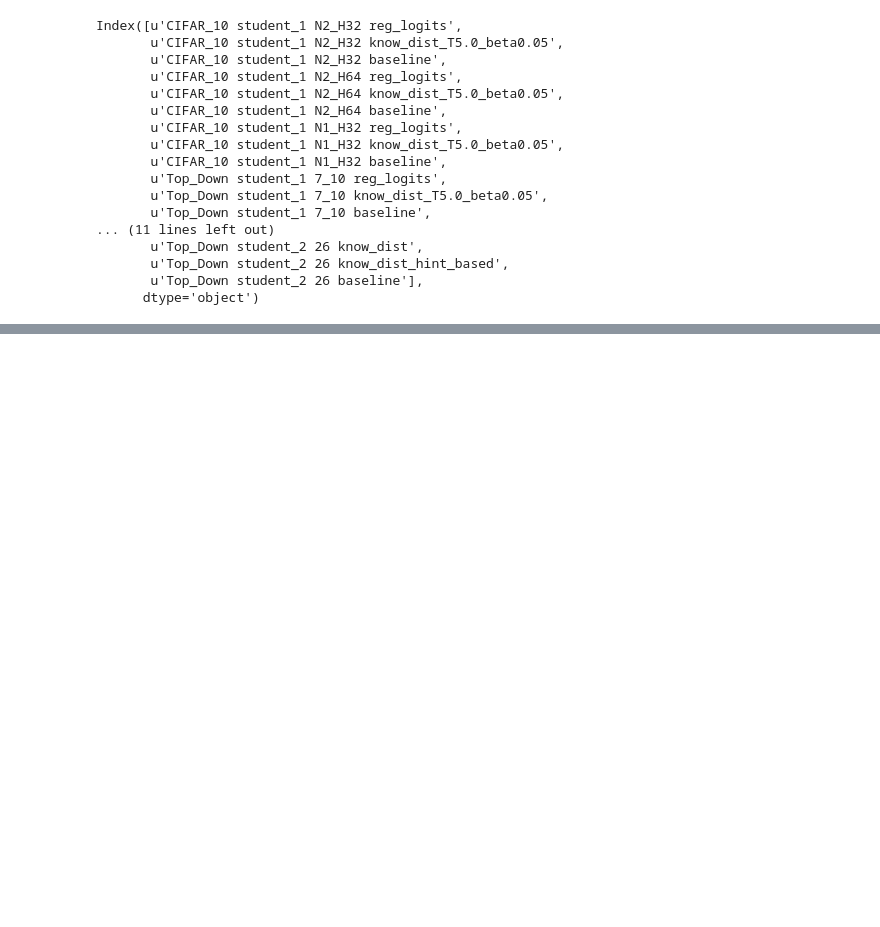
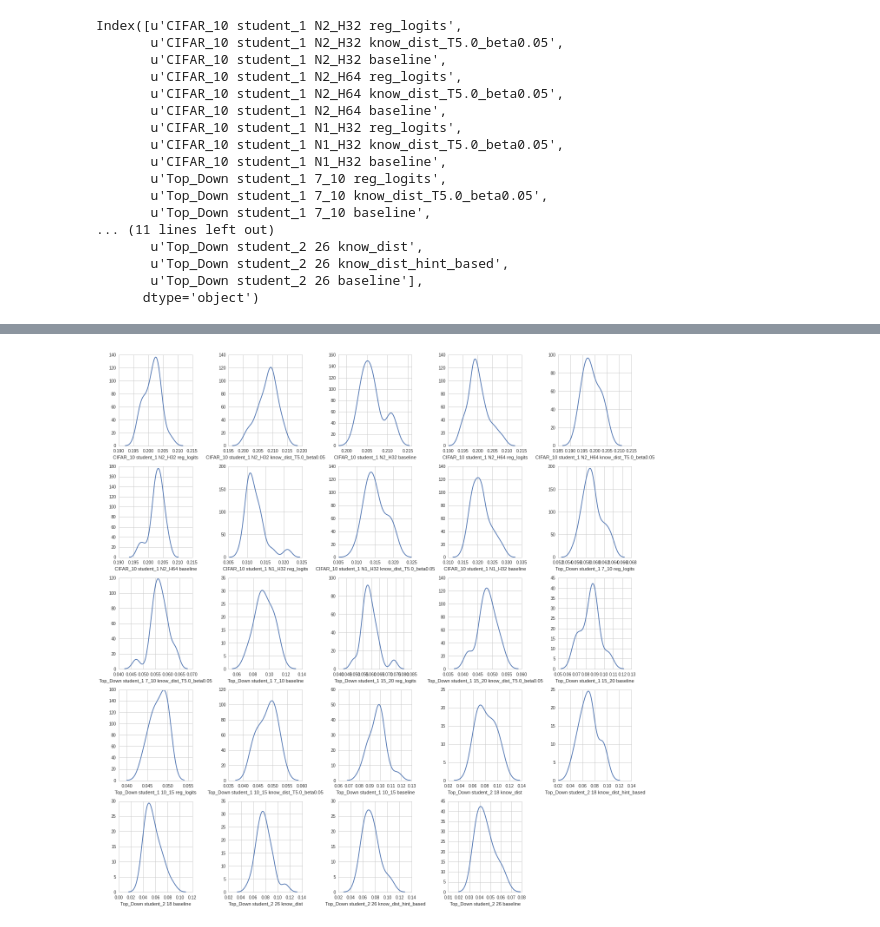
Before and after one commit to dmancevo/CompressingDeepConvNets, a Jupyter notebook: Plots/Statistical Analysis (err logs).ipynb, the cells around one changed output, grey strips where cells are left out. Drawn from its saved outputs; the diff is of its cells as text; code cells hidden in the pictures; blank space fills up the shorter version.

```diff
--- a/Plots/Statistical Analysis (err logs).ipynb
+++ b/Plots/Statistical Analysis (err logs).ipynb
@@ -77,0 +83,16 @@ Index([u'CIFAR_10 student_1 N2_H32 reg_logits',
+# %%
+from statsmodels.graphics.gofplots import qqplot
+
+plt.rcParams['figure.figsize'] = (18, 18)
+fig = plt.figure()
+i=0
+for col in df.columns:
+    if re.match(r'Top_Down student_2 \d\d baseline_hint_based', col): continue
+
+    i+=1
+    ax = fig.add_subplot(5, 5, i)
+    sns.distplot(df[col].iloc[80:], hist=False, ax=ax)
+
+plt.tight_layout()
+# %% [output]
+[figure, added]
```
Also changed, not shown: parts of 7 cells of this notebook, 33 other files.
